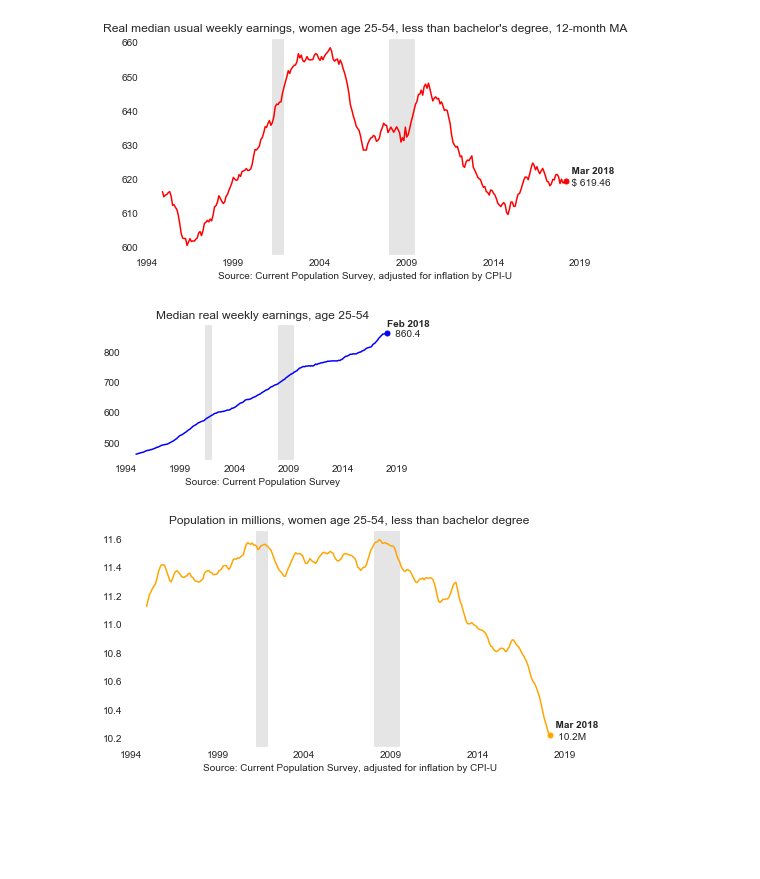
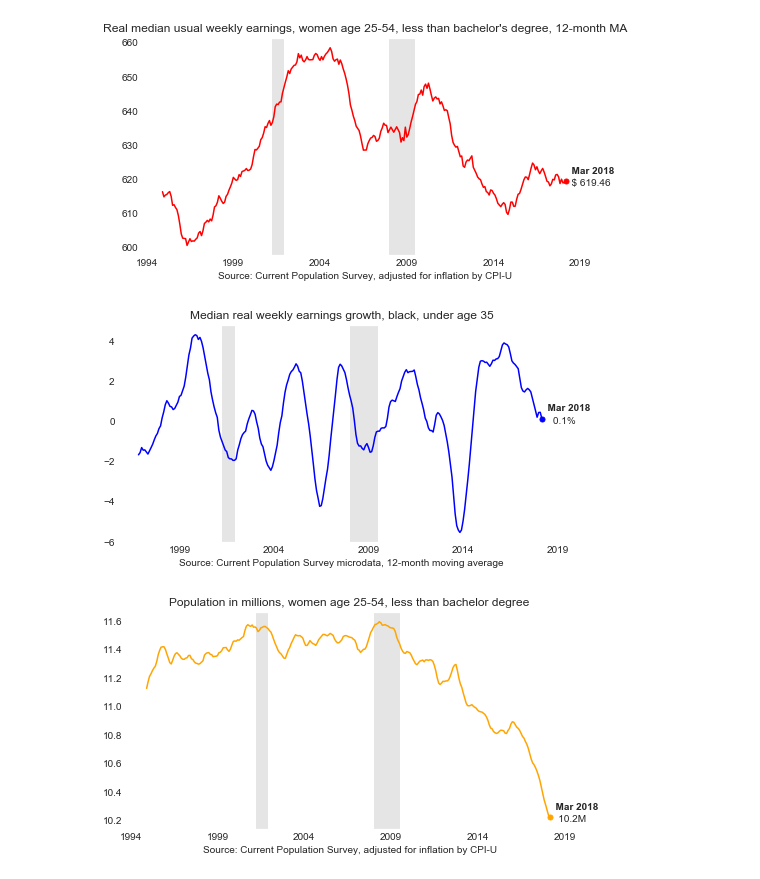
Before and after one commit to bdecon/econ_data, a Jupyter notebook: micro/CPS_Labor_Market_Grapher.ipynb, the cells around one changed output. Saved outputs shown, nothing was run; the diff lists cells and outputs as text; code cells hidden in the pictures; blank space fills up the shorter version.

Commit message:
Updated LF grapher

```diff
--- a/micro/CPS_Labor_Market_Grapher.ipynb
+++ b/micro/CPS_Labor_Market_Grapher.ipynb
@@ -119,7 +119,7 @@ def get_cps_data(filters, calc_type, decile=0.5, rtype='share'):
                     else:
                         unsh = (df['PWORWGT'] * union).sum() / (df['PWORWGT'] * tot).sum() * 100
                     data[pd.to_datetime(f'{year}-{month}-01')] = unsh
-                if calc_type in ['uwe', 'uwe_gr', 'uwe_r']:
+                if calc_type in ['uwe', 'uwe_gr', 'uwe_r', 'uwe_r_gr']:
                     uwe = wquantiles.quantile(
                         df['PRERNWA'], df['PWORWGT'].astype(float), decile) / 100.0
                     data[pd.to_datetime(f'{year}-{month}-01')] = uwe
@@ -135,16 +135,17 @@ def get_cps_data(filters, calc_type, decile=0.5, rtype='share'):
                     quwe = wquantiles.quantile(
                         df['PRERNWA'], df['PWORWGT'].astype(float), decile) / 100.0
                     data[pd.to_datetime(f'{year}-{q[0]}')] = quwe
-    # Growth if wage series
-    if calc_type in ['uwe_gr', 'uhe_gr']:
-        data = data.pct_change(12) * 100
 
     # Price adjustment for real wage series
-    if calc_type in ['uwe_r', 'uhe_r', 'quwe_r']:
+    if calc_type in ['uwe_r', 'uhe_r', 'quwe_r', 'uwe_r_gr']:
         data = pd.concat([data, cpi['CPIAUCSL']], axis=1)
         data = (data[0] * data['CPIAUCSL'].iloc[-1]) / data['CPIAUCSL']
 
-    if calc_type not in ['quwe_r', 'quwe']:
+    # Growth if wage series
+    if calc_type in ['uwe_gr', 'uhe_gr', 'uwe_r_gr']:
+        data = data.rolling(12).mean().pct_change(12) * 100
+
+    if calc_type not in ['quwe_r', 'quwe', 'uwe_gr', 'uhe_gr']:
         data = data.rolling(12).mean().dropna()
 
     # Take one-year moving average to smooth out seasonality and noise
@@ -196,10 +197,10 @@ plt.savefig('uwe_ba.png', bbox_inches='tight', dpi=100)
 [figure]
 # %%
 # Hourly wage growth
-filters = 'PRERNWA > 0 and PRFTLF == 1'
-calc_type = 'uwe'
-title = 'Median real weekly earnings, age 25-54'
+filters = 'PRERNWA > 0 and PRFTLF == 1 and PRDTRACE == 2 and PRTAGE > 44 and PRTAGE < 55'
+calc_type = 'uwe_r_gr'
+title = 'Median real weekly earnings growth, black, under age 35'
 data = get_cps_data(filters, calc_type, decile=0.5)
 labor_mkt_grapher(title, data, 'blue')
 # %% [output]
-[figure, old version]
+[figure, new version]
```
Also changed, not shown: parts of 2 cells of this notebook.
